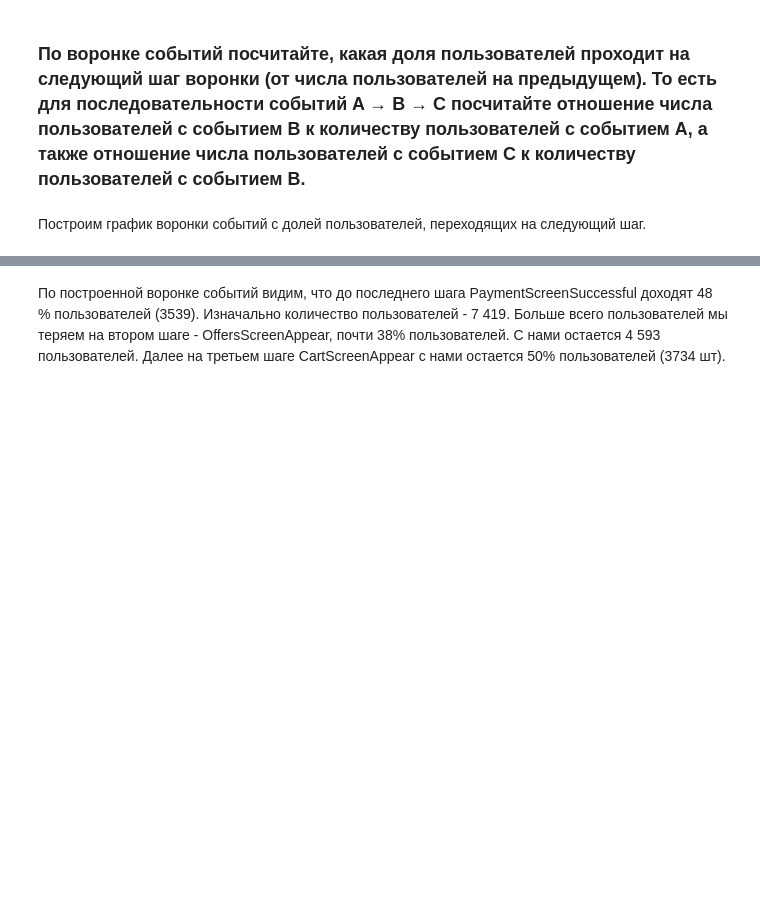
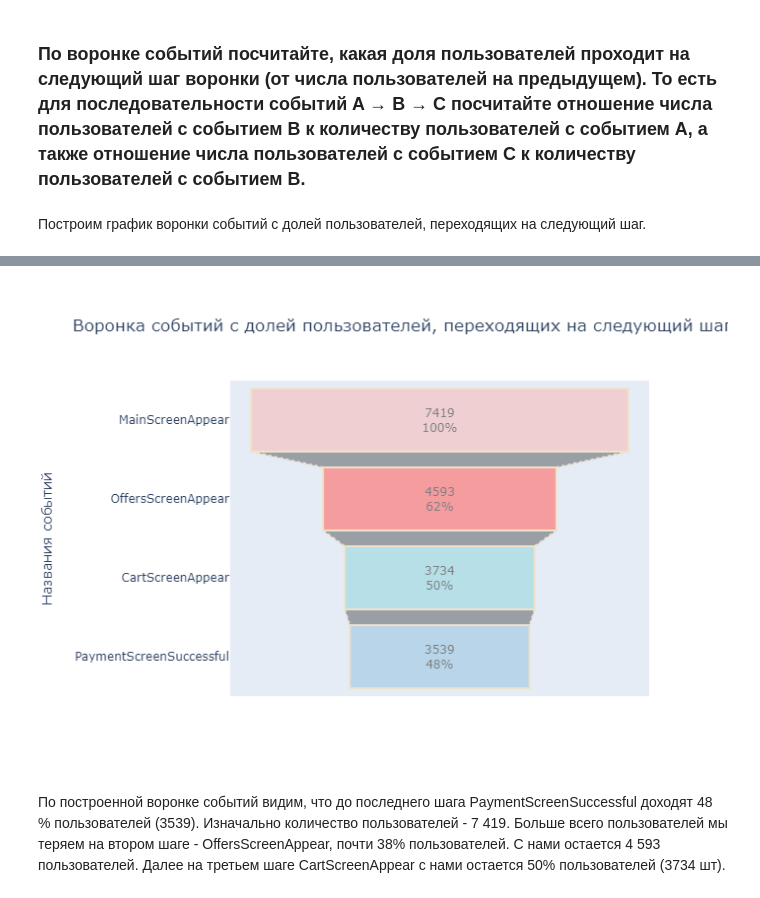
Before and after one commit to Ksyuwish/YandexPracticumDA, a Jupyter notebook: projects/9)funnel_AAB_test.ipynb, the cells around one changed output, grey strips where cells are left out. Cells and saved outputs as stored; diff of their text form; code cells hidden in the pictures; blank space fills up the shorter version.

```diff
--- a/projects/9)funnel_AAB_test.ipynb
+++ b/projects/9)funnel_AAB_test.ipynb
@@ -402,26 +407,31 @@ data_users
 # %%
 fig = go.Figure(go.Funnel(
     y = data_users['eventname'][:-1],
     x = data_users['count_users'][:-1],
     textposition = "inside",
     textinfo = "value+percent initial",
     opacity = 0.65,
     marker = {"color": colors,
               "line": {"width": 2,
                        "color": 'wheat'
                       }
              },
     connector = {"line": {"color": "wheat",
                           "dash": "dot",
                           "width": 2}})
     )
 fig.update_layout(title='Воронка событий с долей пользователей, переходящих на следующий шаг',
                   yaxis_title="Названия событий")
 
 fig.show()
+
+fig.write_image("images/funnel.png")
+img_bytes = fig.to_image(format="png")
+Image(img_bytes)
 # %% [output]
 [interactive output not drawn]
 [interactive output not drawn]
+[figure, added]
 # %% [markdown]
 По построенной воронке событий видим, что до последнего шага PaymentScreenSuccessful доходят 48 % пользователей (3539). Изначально количество пользователей -  7 419. Больше всего пользователей мы теряем на втором шаге - OffersScreenAppear, почти 38% пользователей. С нами остается 4 593 пользователей. Далее на третьем шаге CartScreenAppear c нами остается 50% пользователей (3734 шт).
 # %% [markdown]
```
Also changed, not shown: parts of 1 cell of this notebook.
